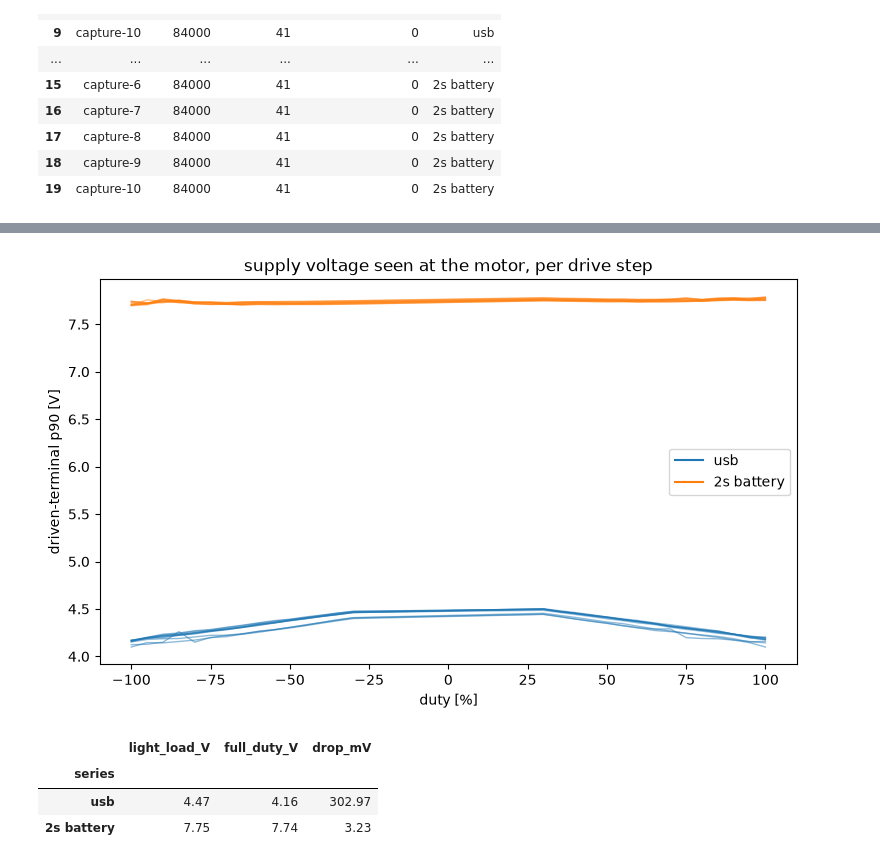
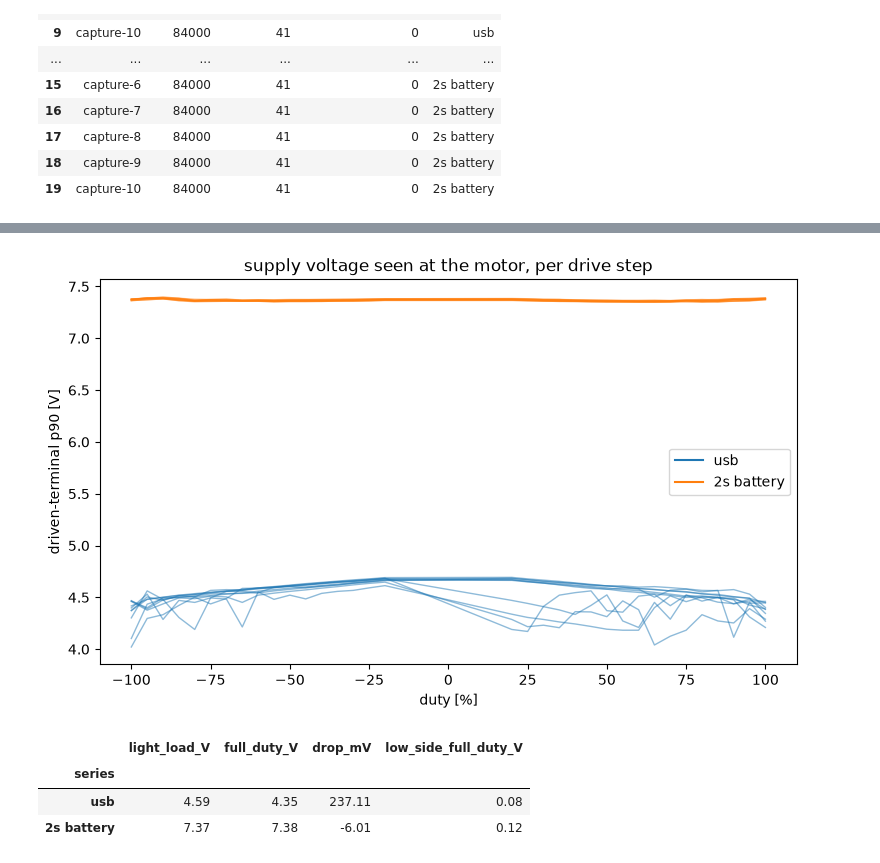
Before and after one commit to OpenServoCore/open-servo-core, a Jupyter notebook: notebooks/00-raw-duty-sweeps.ipynb, the cells around one changed output, grey strips where cells are left out. Cells and saved outputs as stored; diff of their text form; code cells hidden in the pictures.

```diff
--- a/notebooks/00-raw-duty-sweeps.ipynb
+++ b/notebooks/00-raw-duty-sweeps.ipynb
@@ -273,13 +341,16 @@ measured below from every baseline segment of both series.
 # %%
 rows = []
 for label, recs in [("usb", usb), ("2s battery", batt)]:
-    offs = [df[df["seg"] == 0]["current_raw"].mean() for df, _ in recs.values()]
-    off_v = np.mean(offs) * V_ADC_PER_COUNT
+    offs = np.array([df["bias"].iloc[0] for df, _ in recs.values()])
+    off_v = offs.mean() * V_ADC_PER_COUNT
     rows.append({
         "series": label,
+        "offset_counts": offs.mean(),
+        "offset_counts_min": offs.min(),
+        "offset_counts_max": offs.max(),
         "offset_mV": off_v * 1e3,
         "offset_mA_equivalent": off_v / (AMP_GAIN * SHUNT_OHM) * 1e3,
-        "recording_spread_mV": np.std(offs) * V_ADC_PER_COUNT * 1e3,
+        "recording_spread_mV": offs.std() * V_ADC_PER_COUNT * 1e3,
     })
 pd.DataFrame(rows).set_index("series").round(2)
 # %% [output]
@@ -309,14 +420,15 @@ levels, then checks where the recorded flag flips.
 # %%
 name, (df, meta) = next(iter(batt.items()))
+vb = df["vb"].iloc[0]
 fig, axes = plt.subplots(1, 3, figsize=(13, 4), sharey=True)
-for ax, pct in zip(axes, [10, 30, 100]):
+for ax, pct in zip(axes, [5, 10, 100]):
     seg = df[np.isclose(df["duty_pct"], pct, atol=0.5)]
     t = (seg["tick"] - seg["tick"].iloc[0]) / (TICK_HZ / 1000)
-    ax.plot(t, seg["vmotor_a"] * V_TERM_PER_COUNT, lw=0.5)
+    ax.plot(t, term_V(seg["vmotor_a"], vb), lw=0.5)
     ax.set_title(f"+{pct}% duty")
     ax.set_xlabel("time [ms]")
 axes[0].set_ylabel("terminal A voltage [V]")
-fig.suptitle(f"driven terminal, raw fixed-phase samples ({name}, 2s battery)")
+fig.suptitle(f"driven terminal, crest samples ({name}, 2s battery)")
 plt.show()
 
 # Where does the recorded validity flag flip? Checked in every recording
@@ -396,12 +545,14 @@ def rest_band_mV(df):
     return np.max(np.abs(settled - np.median(settled)))
 
 fig, axes = plt.subplots(1, 2, figsize=(12, 5), sharey=True)
+bands = {}
 for ax, recs, title in [(axes[0], usb, "usb"), (axes[1], batt, "2s battery")]:
     band = 0.0
     for name, (df, meta) in recs.items():
         tr = step_travel(df)
         band = max(band, rest_band_mV(df))
         ax.plot(tr["duty_pct"], tr["travel_mV"], "o", ms=4, alpha=0.6)
+    bands[title] = band
     ax.axhspan(-band, band, color="grey", alpha=0.3,
                label="rest-noise band (sec 5.1)")
     ax.set_xlabel("duty [%]")
@@ -418,6 +569,7 @@ for label, recs in [("usb", usb), ("2s battery", batt)]:
     allt["aligned_mV"] = allt["travel_mV"] * np.sign(allt["duty_pct"])
     tables[label] = (allt.assign(duty_mag_pct=np.abs(allt["duty_pct"]).round())
                          .groupby("duty_mag_pct")["aligned_mV"]
-                         .agg(["mean", "std", "count"]).head(5))
-pd.concat(tables, axis=1).round(1)
+                         .agg(["mean", "std", "min", "count"]).head(5))
+aligned = pd.concat(tables, axis=1)
+aligned.round(1)
 # %% [output]
@@ -469,52 +616,59 @@ absent from the figure.
 # %%
 def step_supply(df):
     # Supply estimate per drive step: p90 of the driven terminal, valid
-    # samples at >= 25% duty only.
+    # samples at or above the voltage floor only. low_side_V is the
+    # median of the partner terminal over the same samples.
+    vb = df["vb"].iloc[0]
     out = []
     for seg_id, seg in df.groupby("seg"):
         if seg_id == 0:
             continue
         d = seg["duty_pct"].iloc[0]
-        if abs(d) < 25:
+        if abs(d) < FLOOR_V_PCT:
             continue
         v = seg[seg["window_valid"] == 1]
         if len(v) < 100:
             continue
-        term = v["vmotor_a"] if d > 0 else v["vmotor_b"]
+        hi, lo = (v["vmotor_a"], v["vmotor_b"]) if d > 0 else (v["vmotor_b"], v["vmotor_a"])
         out.append({"duty_pct": d,
-                    "supply_V": term.quantile(0.9) * V_TERM_PER_COUNT})
+                    "supply_V": term_V(hi.quantile(0.9), vb),
+                    "low_side_V": term_V(lo.median(), vb)})
     return pd.DataFrame(out).sort_values("duty_pct")
 
 fig, ax = plt.subplots(figsize=(9, 5))
 for recs, color, label in [(usb, "tab:blue", "usb"),
                            (batt, "tab:orange", "2s battery")]:
     for name, (df, _) in recs.items():
         r = step_supply(df)
         ax.plot(r["duty_pct"], r["supply_V"], "-", lw=1, alpha=0.5, color=color)
     ax.plot([], [], "-", color=color, label=label)
 ax.set_xlabel("duty [%]")
 ax.set_ylabel("driven-terminal p90 [V]")
 ax.set_title("supply voltage seen at the motor, per drive step")
 ax.legend()
 plt.show()
 
 rows = []
 for label, recs in [("usb", usb), ("2s battery", batt)]:
-    hi, lo = [], []
+    hi, lo, ls = [], [], []
     for df, _ in recs.values():
         r = step_supply(df)
-        lo.append(r[r["duty_pct"].abs() >= 95]["supply_V"].mean())
+        full = r[r["duty_pct"].abs() >= 95]
+        lo.append(full["supply_V"].mean())
+        ls.append(full["low_side_V"].mean())
         hi.append(r[r["duty_pct"].abs() <= 30]["supply_V"].mean())
     rows.append({
         "series": label,
         "light_load_V": np.mean(hi),
         "full_duty_V": np.mean(lo),
         "drop_mV": (np.mean(hi) - np.mean(lo)) * 1e3,
+        "low_side_full_duty_V": np.mean(ls),
     })
-pd.DataFrame(rows).set_index("series").round(2)
+supply = pd.DataFrame(rows).set_index("series")
+supply.round(2)
 # %% [output]
-[figure, old version]
+[figure, new version]
-|  | light_load_V | full_duty_V | drop_mV |
-| series |  |  |  |
-| usb | 4.47 | 4.16 | 302.97 |
-| 2s battery | 7.75 | 7.74 | 3.23 |
+|  | light_load_V | full_duty_V | drop_mV | low_side_full_duty_V |
+| series |  |  |  |  |
+| usb | 4.59 | 4.35 | 237.11 | 0.08 |
+| 2s battery | 7.37 | 7.38 | -6.01 | 0.12 |
```
Also changed, not shown: parts of 27 cells of this notebook, 20 other files.
